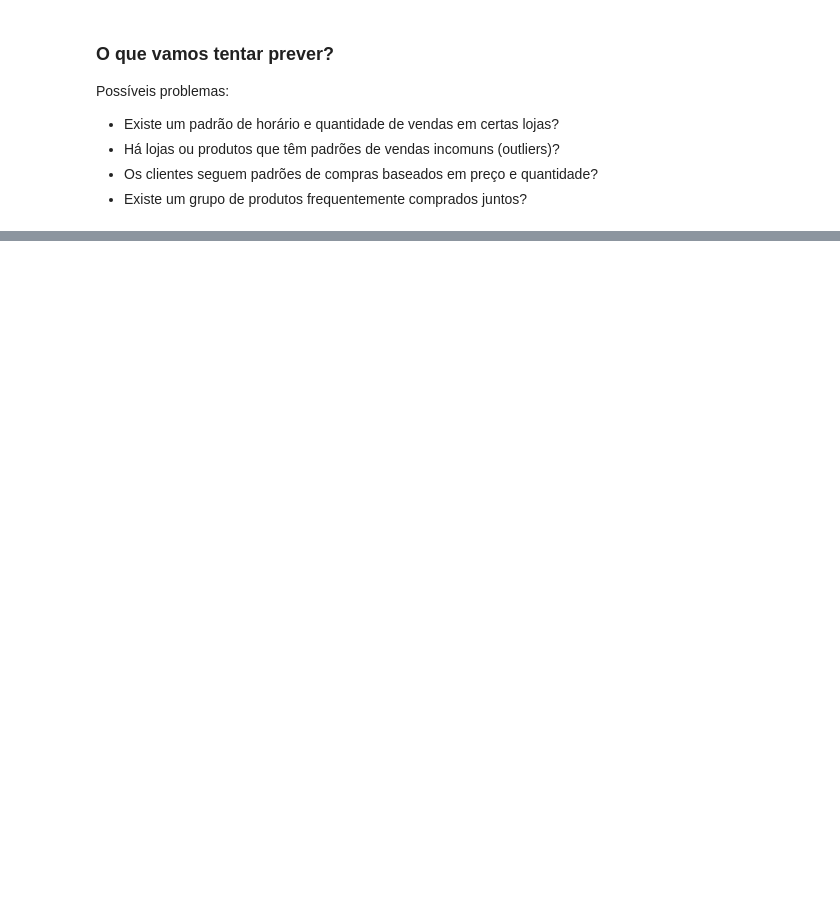
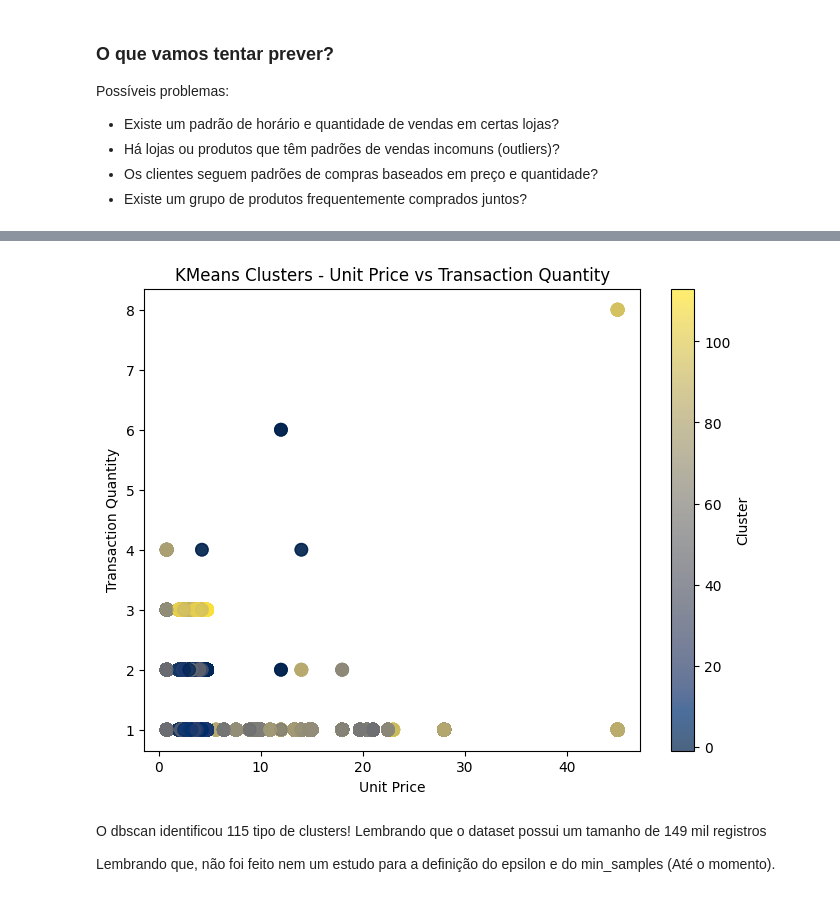
Before and after one commit to GodKelvin/pos-ia-dados-ufes, a Jupyter notebook: Clusterização e Redução de Dimensionalidade/projeto_disciplina.ipynb, the cells around one changed output, grey strips where cells are left out. Saved outputs shown, nothing was run; the diff lists cells and outputs as text; code cells hidden in the pictures; blank space fills up the shorter version.

```diff
--- a/Clusterização e Redução de Dimensionalidade/projeto_disciplina.ipynb
+++ b/Clusterização e Redução de Dimensionalidade/projeto_disciplina.ipynb
@@ -114,0 +173,23 @@ Possíveis problemas:
+# %%
+plt.figure(figsize=(8, 6))
+# Selecionando duas colunas para plotar: unit_price e transaction_qty
+scatter = plt.scatter(
+  dataframe["unit_price"],
+  dataframe["transaction_qty"],
+  c=clusters_dsbcan,
+  cmap='cividis',
+  s=80,
+  alpha=0.7
+)
+
+plt.xlabel('Unit Price')
+plt.ylabel('Transaction Quantity')
+plt.title('KMeans Clusters - Unit Price vs Transaction Quantity')
+plt.colorbar(scatter, label='Cluster')
+plt.show()
+# %% [output]
+[figure, added]
+# %% [markdown]
+O dbscan identificou 115 tipo de clusters! Lembrando que o dataset possui um tamanho de 149 mil registros
+
+Lembrando que, não foi feito nem um estudo para a definição do epsilon e do min_samples (Até o momento).
```
Also changed, not shown: parts of 11 cells of this notebook.
